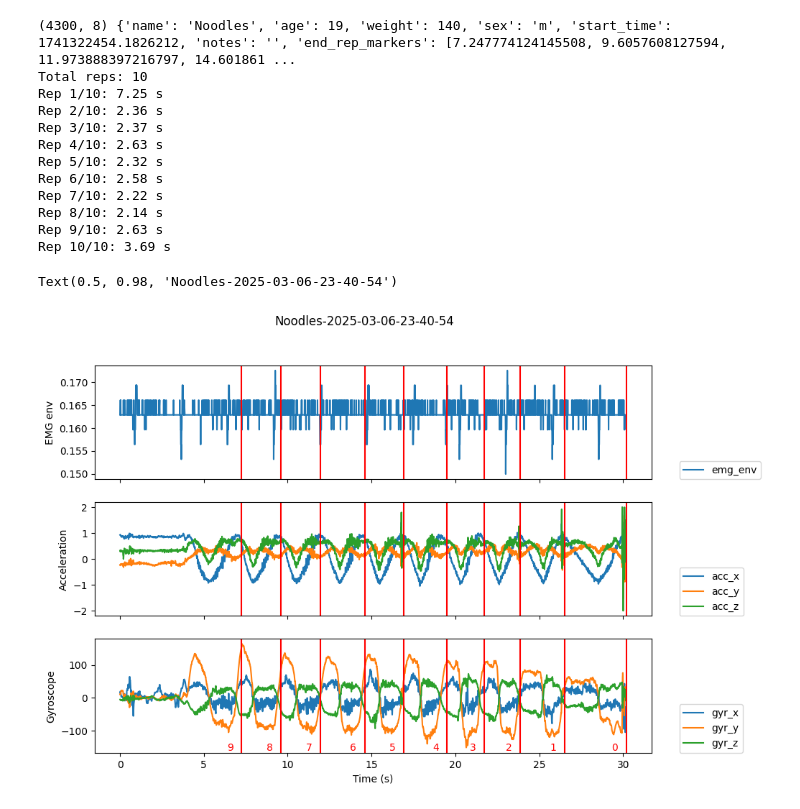
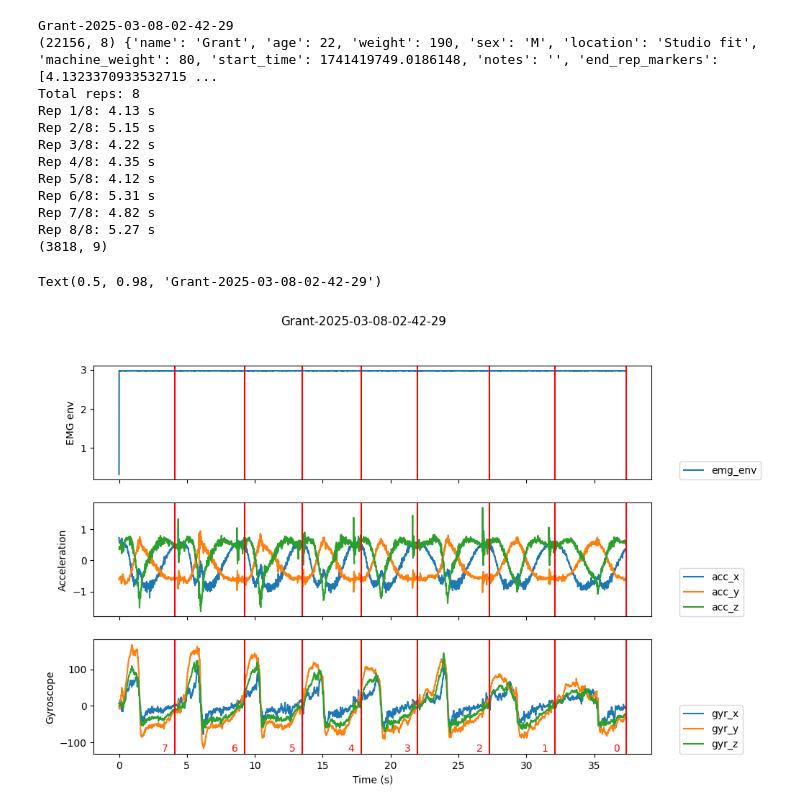
Before and after one commit to Musa-Azeem/AI-hypertrophy-coach, a Jupyter notebook: pipeline.ipynb, the cells around one changed output. Drawn from its saved outputs; the diff is of its cells as text; code cells hidden in the pictures.

```diff
--- a/pipeline.ipynb
+++ b/pipeline.ipynb
@@ -6,8 +6,10 @@ import matplotlib.pyplot as plt
 from pathlib import Path
 import json
 from datetime import datetime
+# %%
+data_dir = '/Users/musa/Desktop/raspberrypi-recordings/recordings-3-15-25'
 # %%
-dirs = [d for d in Path('recordings').iterdir() if d.is_dir()]
+dirs = [d for d in Path(data_dir).iterdir() if d.is_dir()]
 dirs.sort(key=lambda x: x.stem.split('-')[1:])
 dirs
 # %% [output]
@@ -49,5 +18,7 @@ df[df.time.between(4,5)]
 # %%
-d = dirs[2]
+d = dirs[1]
+
+print(d.name)
 df = pd.read_csv(d / 'data.csv')
 df['emg_env']
 info = json.load(open(d / 'info.json'))
@@ -58,48 +29,49 @@ print('Total reps:', total_reps)
 df['rir'] = -1
 print(f'Rep 1/{total_reps}: {info["end_rep_markers"][0]:.2f} s')
 df.loc[df['time'] < info['end_rep_markers'][0], 'rir'] = total_reps - 1
 for i, (start, end) in enumerate(zip(info['end_rep_markers'][:-1], info['end_rep_markers'][1:])):
     print(f'Rep {i+2}/{total_reps}: {end-start:.2f} s')
     df.loc[df['time'].between(start, end), 'rir'] = total_reps - i - 2
 df = df[df['rir'] != -1]
 
 i=0
-df = df.iloc[i*500:]
+df = df.iloc[int(i*100):]
+print(df.shape)
 
 fig, axes = plt.subplots(3, 1, figsize=(10, 7), sharex=True)
 
 axes[0].plot(df['time'], df['emg_env'], label='emg_env')
 axes[1].plot(df['time'], df[['acc_x', 'acc_y', 'acc_z']], label=['acc_x', 'acc_y', 'acc_z'])
 axes[2].plot(df['time'], df[['gyr_x', 'gyr_y', 'gyr_z']], label=['gyr_x', 'gyr_y', 'gyr_z'])
 
 axes[0].set_ylabel('EMG env')
 axes[1].set_ylabel('Acceleration')
 axes[2].set_ylabel('Gyroscope')
 axes[2].set_xlabel('Time (s)')
 [ax.legend(loc=(1.05, 0)) for ax in axes]
 
 axes[2].set_xticks(np.arange(df['time'].iloc[0], df['time'].iloc[-1], 5))
 
 for i,end_rep_mark in enumerate(info['end_rep_markers']):
     [ax.axvline(end_rep_mark, color='r') for ax in axes if end_rep_mark > df['time'].iloc[0]]
     axes[2].text(end_rep_mark - 0.5, 0.02, total_reps - i - 1, transform=axes[2].get_xaxis_transform(), color='r', horizontalalignment='right')
 
 plt.suptitle(d.stem)
 # %% [output]
-(4300, 8) {'name': 'Noodles', 'age': 19, 'weight': 140, 'sex': 'm', 'start_time': 1741322454.1826212, 'notes': '', 'end_rep_markers': [7.247774124145508, 9.6057608127594, 11.973888397216797, 14.601861 ...
-Total reps: 10
-Rep 1/10: 7.25 s
-Rep 2/10: 2.36 s
-Rep 3/10: 2.37 s
-Rep 4/10: 2.63 s
-Rep 5/10: 2.32 s
-Rep 6/10: 2.58 s
-Rep 7/10: 2.22 s
-Rep 8/10: 2.14 s
-Rep 9/10: 2.63 s
-Rep 10/10: 3.69 s
+Grant-2025-03-08-02-42-29
+(22156, 8) {'name': 'Grant', 'age': 22, 'weight': 190, 'sex': 'M', 'location': 'Studio fit', 'machine_weight': 80, 'start_time': 1741419749.0186148, 'notes': '', 'end_rep_markers': [4.1323370933532715 ...
+Total reps: 8
+Rep 1/8: 4.13 s
+Rep 2/8: 5.15 s
+Rep 3/8: 4.22 s
+Rep 4/8: 4.35 s
+Rep 5/8: 4.12 s
+Rep 6/8: 5.31 s
+Rep 7/8: 4.82 s
+Rep 8/8: 5.27 s
+(3818, 9)
-Text(0.5, 0.98, 'Noodles-2025-03-06-23-40-54')
+Text(0.5, 0.98, 'Grant-2025-03-08-02-42-29')
-[figure, old version]
+[figure, new version]
 # %%
 def label_rir(df, info):
     total_reps = len(info['end_rep_markers'])
```
Also changed, not shown: parts of 13 cells of this notebook, 3 other files.
